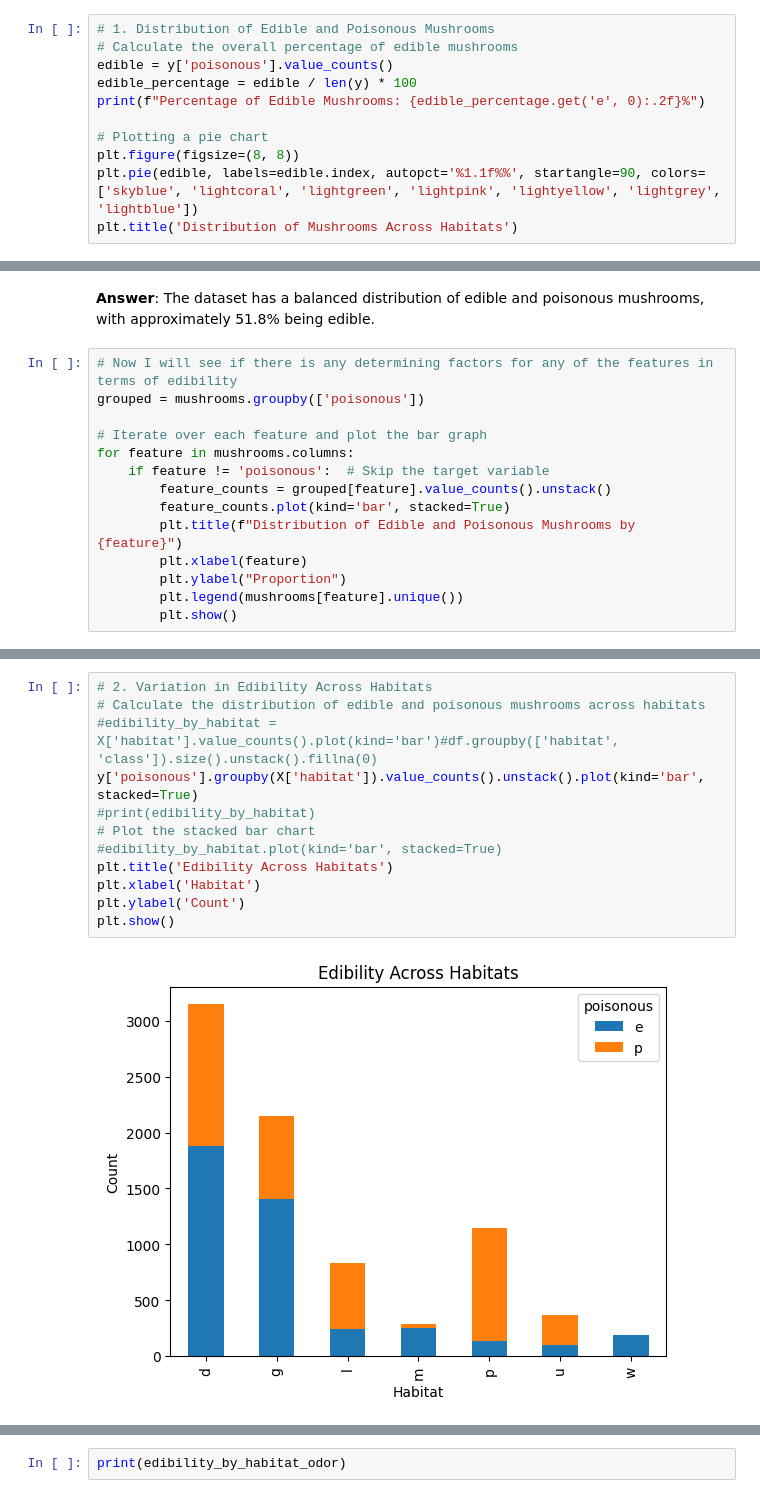
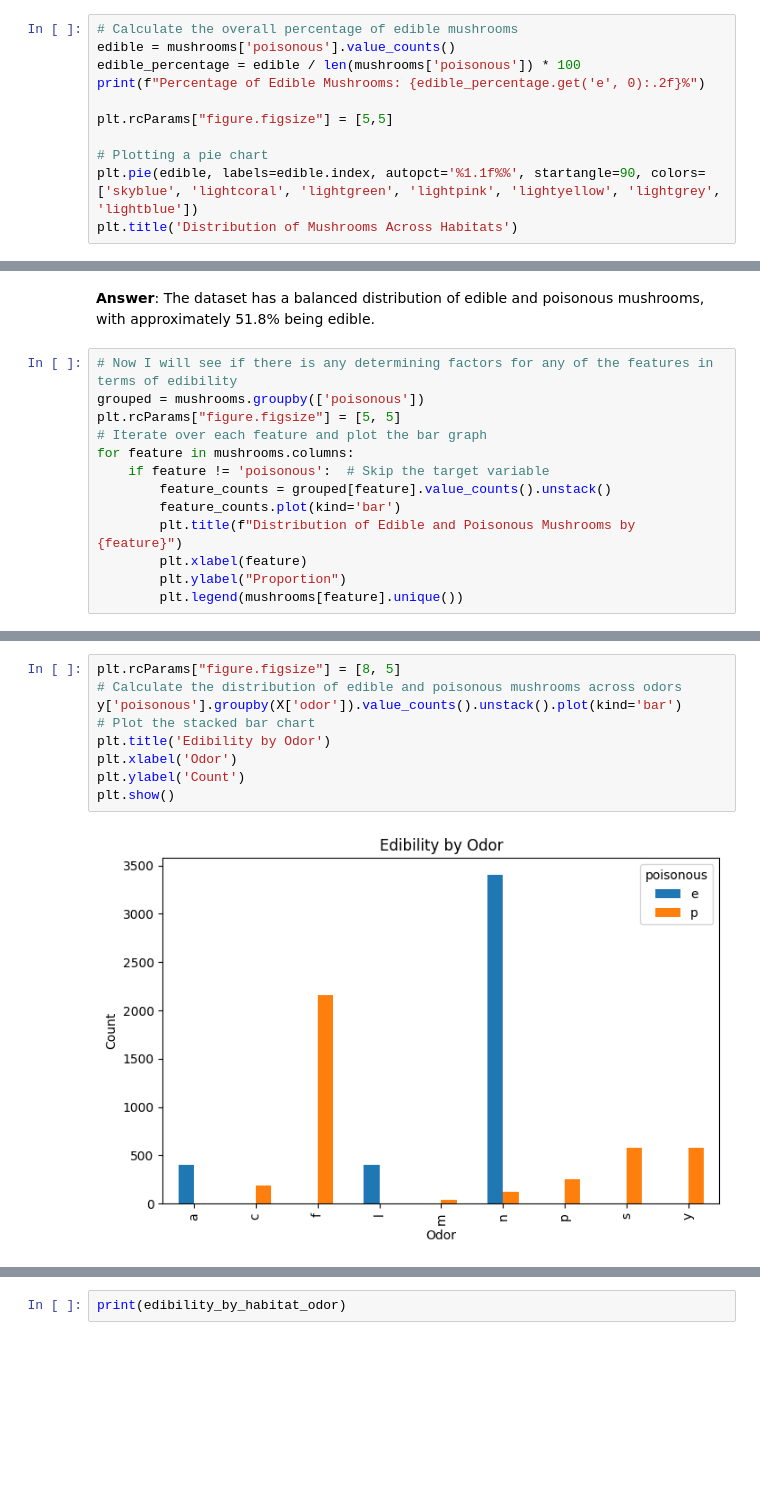
Before and after one commit to emilyclifton/ML-Mushrooms, a Jupyter notebook: mushrooms.ipynb, the cells around one changed output, grey strips where cells are left out. Cells and saved outputs as stored; diff of their text form; blank space fills up the shorter version.

```diff
--- a/mushrooms.ipynb
+++ b/mushrooms.ipynb
@@ -172,14 +237,14 @@ dtype: int64
 - What is the overall percentage of edible mushrooms in the dataset?
 - The primary goal is to understand the overall distribution of edible and poisonous mushrooms in the dataset. This will provide insights into the balance between the two classes and set the foundation for further analysis.
 # %%
-# 1. Distribution of Edible and Poisonous Mushrooms
 # Calculate the overall percentage of edible mushrooms
-edible = y['poisonous'].value_counts()
-edible_percentage = edible / len(y) * 100
+edible = mushrooms['poisonous'].value_counts()
+edible_percentage = edible / len(mushrooms['poisonous']) * 100
 print(f"Percentage of Edible Mushrooms: {edible_percentage.get('e', 0):.2f}%")
 
+plt.rcParams["figure.figsize"] = [5,5]
+
 # Plotting a pie chart
-plt.figure(figsize=(8, 8))
 plt.pie(edible, labels=edible.index, autopct='%1.1f%%', startangle=90, colors=['skyblue', 'lightcoral', 'lightgreen', 'lightpink', 'lightyellow', 'lightgrey', 'lightblue'])
 plt.title('Distribution of Mushrooms Across Habitats')
 # %% [output]
@@ -191,15 +256,14 @@ __Answer__: The dataset has a balanced distribution of edible and poisonous mush
 # %%
 # Now I will see if there is any determining factors for any of the features in terms of edibility
 grouped = mushrooms.groupby(['poisonous'])
-
+plt.rcParams["figure.figsize"] = [5, 5]
 # Iterate over each feature and plot the bar graph
 for feature in mushrooms.columns:
     if feature != 'poisonous':  # Skip the target variable
         feature_counts = grouped[feature].value_counts().unstack()
-        feature_counts.plot(kind='bar', stacked=True)
+        feature_counts.plot(kind='bar')
         plt.title(f"Distribution of Edible and Poisonous Mushrooms by {feature}")
         plt.xlabel(feature)
         plt.ylabel("Proportion")
         plt.legend(mushrooms[feature].unique())
-        plt.show()
 # %% [output]
@@ -237,14 +324,11 @@ The provided data on the distribution of edible and poisonous mushrooms across v
 # %%
-# 2. Variation in Edibility Across Habitats
-# Calculate the distribution of edible and poisonous mushrooms across habitats
-#edibility_by_habitat = X['habitat'].value_counts().plot(kind='bar')#df.groupby(['habitat', 'class']).size().unstack().fillna(0)
-y['poisonous'].groupby(X['habitat']).value_counts().unstack().plot(kind='bar', stacked=True)
-#print(edibility_by_habitat)
+plt.rcParams["figure.figsize"] = [8, 5]
+# Calculate the distribution of edible and poisonous mushrooms across odors
+y['poisonous'].groupby(X['odor']).value_counts().unstack().plot(kind='bar')
 # Plot the stacked bar chart
-#edibility_by_habitat.plot(kind='bar', stacked=True)
-plt.title('Edibility Across Habitats')
-plt.xlabel('Habitat')
+plt.title('Edibility by Odor')
+plt.xlabel('Odor')
 plt.ylabel('Count')
 plt.show()
 # %% [output]
-[figure, old version]
+[figure, new version]
```
Also changed, not shown: parts of 315 cells of this notebook.
